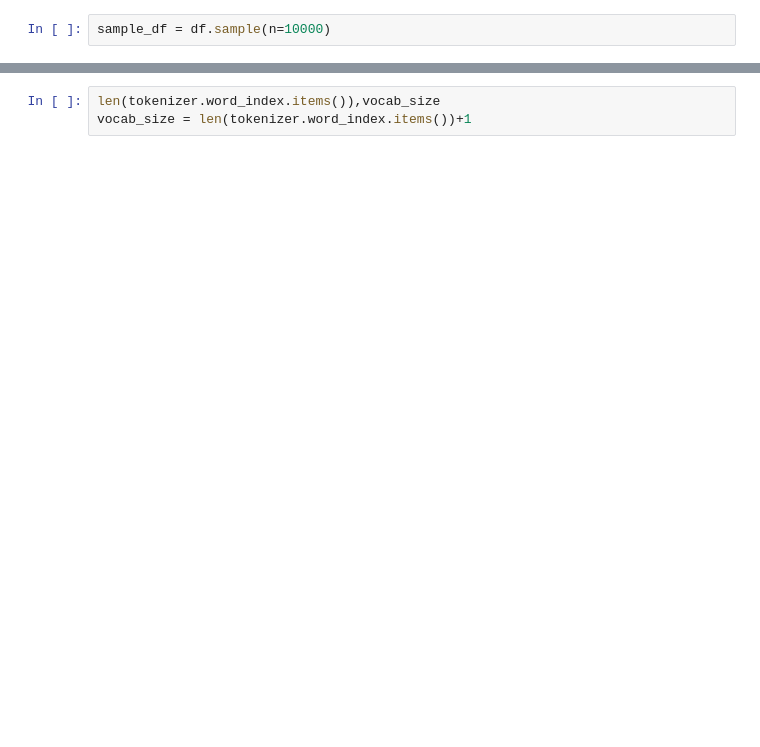
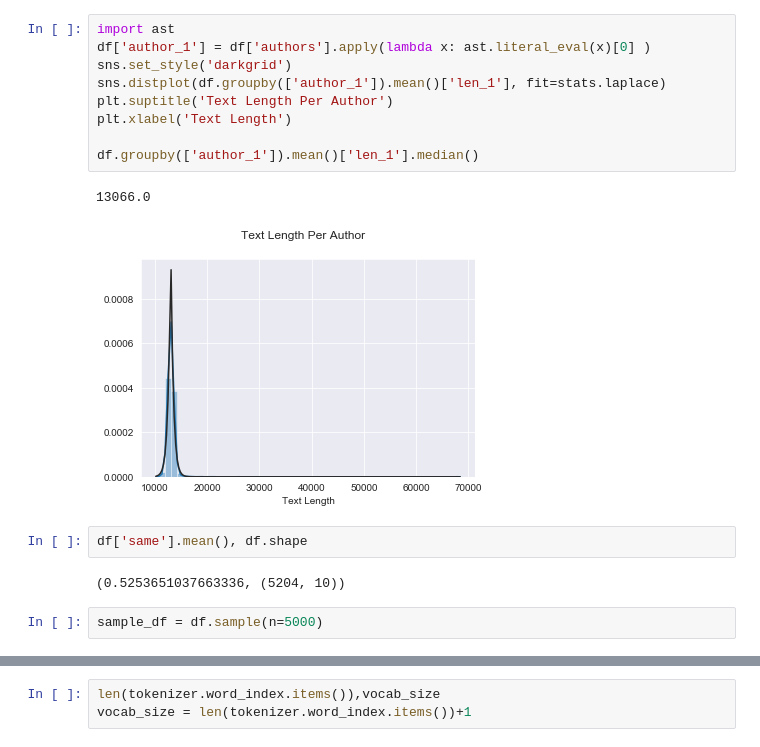
Before and after one commit to NachiLieder/pan20-authorship-verification, a Jupyter notebook: create_embedding.ipynb, the cells around one changed output, grey strips where cells are left out. Cells and saved outputs as stored; diff of their text form; blank space fills up the shorter version.

```diff
--- a/create_embedding.ipynb
+++ b/create_embedding.ipynb
@@ -25,5 +63,21 @@ df.shape
+# %%
+import ast
+df['author_1'] = df['authors'].apply(lambda x: ast.literal_eval(x)[0] )
+sns.set_style('darkgrid')
+sns.distplot(df.groupby(['author_1']).mean()['len_1'], fit=stats.laplace)
+plt.suptitle('Text Length Per Author')
+plt.xlabel('Text Length')
+
+df.groupby(['author_1']).mean()['len_1'].median()
+# %% [output]
+13066.0
+[figure, added]
+# %%
+df['same'].mean(), df.shape
+# %% [output]
+(0.5253651037663336, (5204, 10))
 # %%
-sample_df = df.sample(n=10000)
+sample_df = df.sample(n=5000)
 # %%
 sample_df['same'] = sample_df['same'].astype(int)
 sample_df['same'].mean()
```
Also changed, not shown: parts of 34 cells of this notebook, 1 other file.
